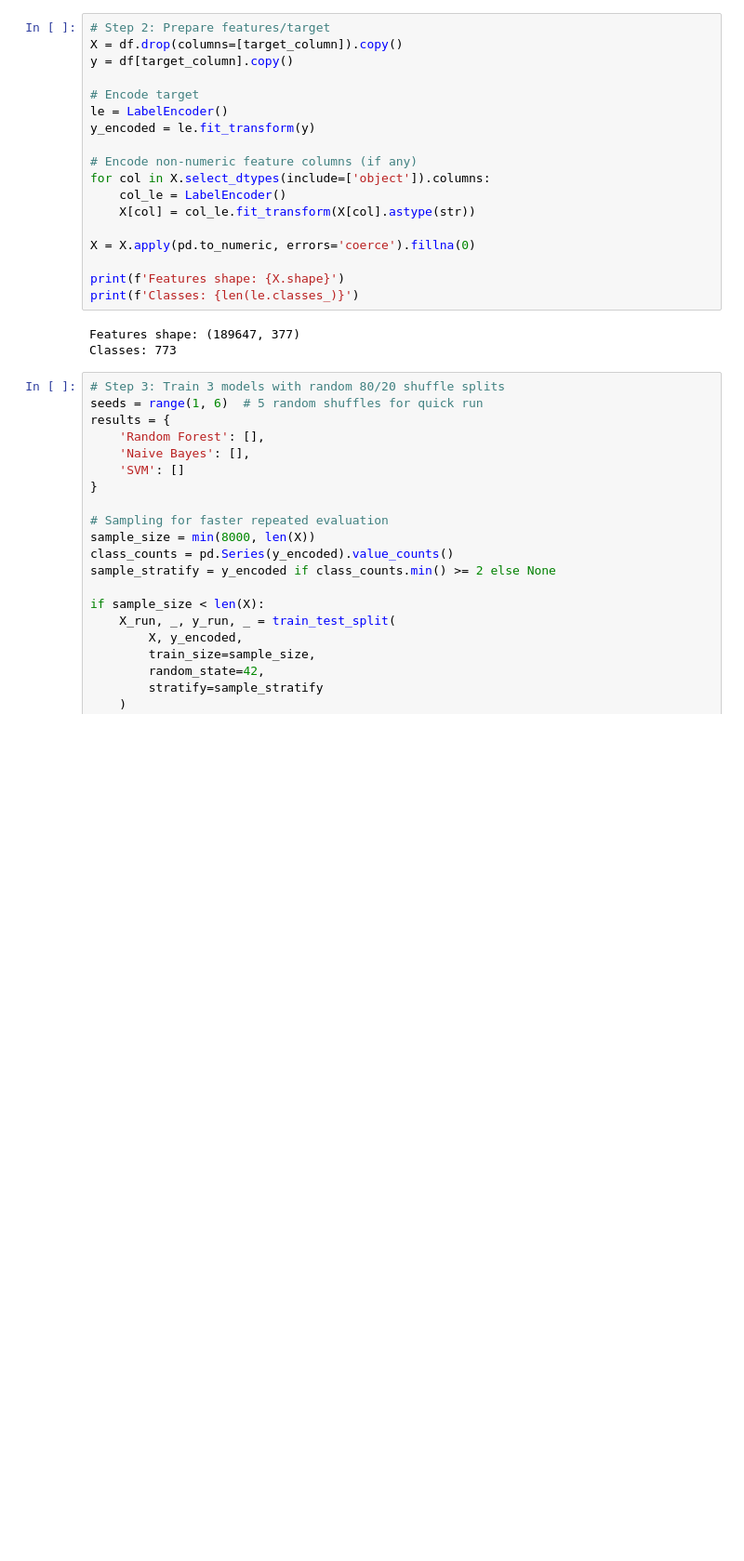
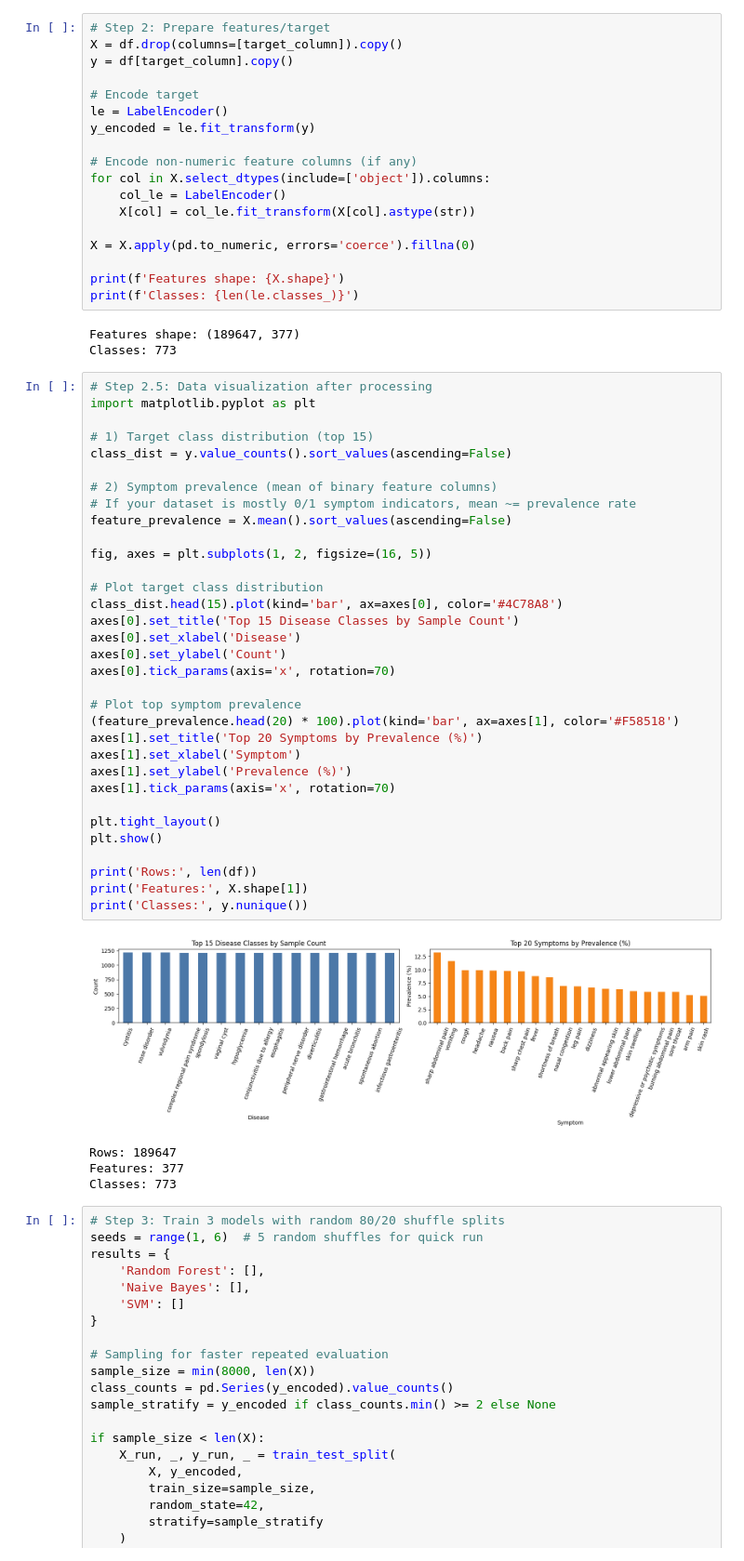
Before and after one commit to youdyy17/Disease-Prediction, a Jupyter notebook: backend/model/clean_data.ipynb, the cells around one changed output. Shown at 93% size. Saved outputs shown, nothing was run; the diff lists cells and outputs as text; blank space fills up the shorter version.

```diff
--- a/backend/model/clean_data.ipynb
+++ b/backend/model/clean_data.ipynb
@@ -70,6 +70,44 @@ print(f'Classes: {len(le.classes_)}')
 # %% [output]
 Features shape: (189647, 377)
 Classes: 773
+# %%
+# Step 2.5: Data visualization after processing
+import matplotlib.pyplot as plt
+
+# 1) Target class distribution (top 15)
+class_dist = y.value_counts().sort_values(ascending=False)
+
+# 2) Symptom prevalence (mean of binary feature columns)
+# If your dataset is mostly 0/1 symptom indicators, mean ~= prevalence rate
+feature_prevalence = X.mean().sort_values(ascending=False)
+
+fig, axes = plt.subplots(1, 2, figsize=(16, 5))
+
+# Plot target class distribution
+class_dist.head(15).plot(kind='bar', ax=axes[0], color='#4C78A8')
+axes[0].set_title('Top 15 Disease Classes by Sample Count')
+axes[0].set_xlabel('Disease')
+axes[0].set_ylabel('Count')
+axes[0].tick_params(axis='x', rotation=70)
+
+# Plot top symptom prevalence
+(feature_prevalence.head(20) * 100).plot(kind='bar', ax=axes[1], color='#F58518')
+axes[1].set_title('Top 20 Symptoms by Prevalence (%)')
+axes[1].set_xlabel('Symptom')
+axes[1].set_ylabel('Prevalence (%)')
+axes[1].tick_params(axis='x', rotation=70)
+
+plt.tight_layout()
+plt.show()
+
+print('Rows:', len(df))
+print('Features:', X.shape[1])
+print('Classes:', y.nunique())
+# %% [output]
+[figure, added]
+Rows: 189647
+Features: 377
+Classes: 773
 # %%
 # Step 3: Train 3 models with random 80/20 shuffle splits
 seeds = range(1, 6)  # 5 random shuffles for quick run
```
Also changed, not shown: parts of 2 cells of this notebook, 1 other file.
